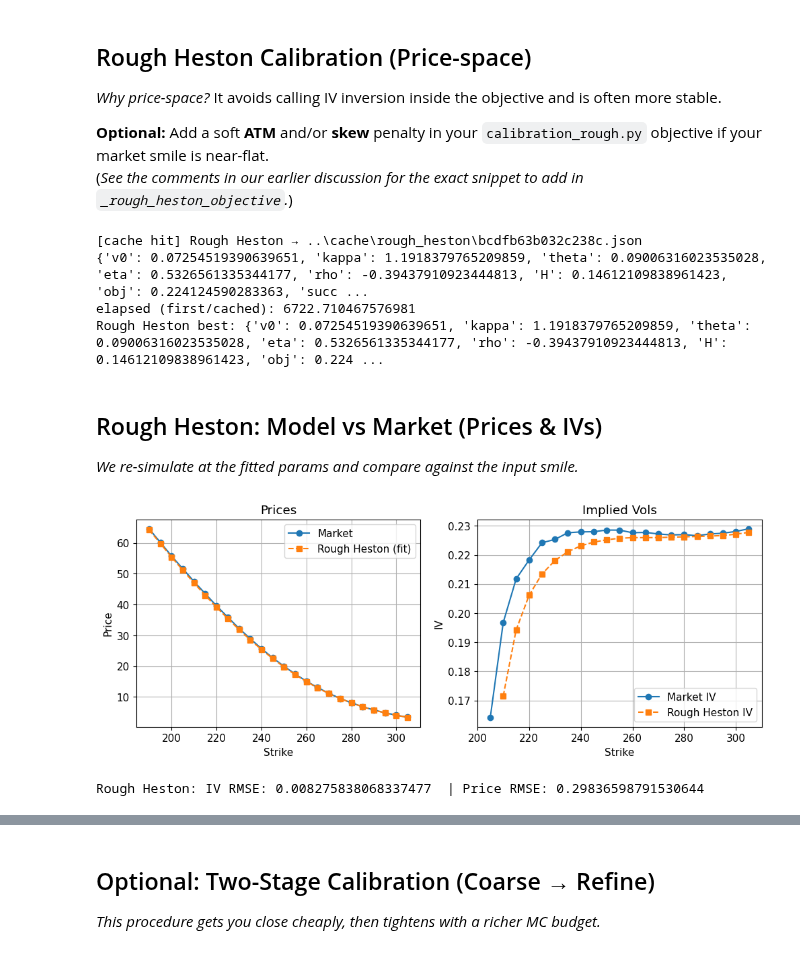
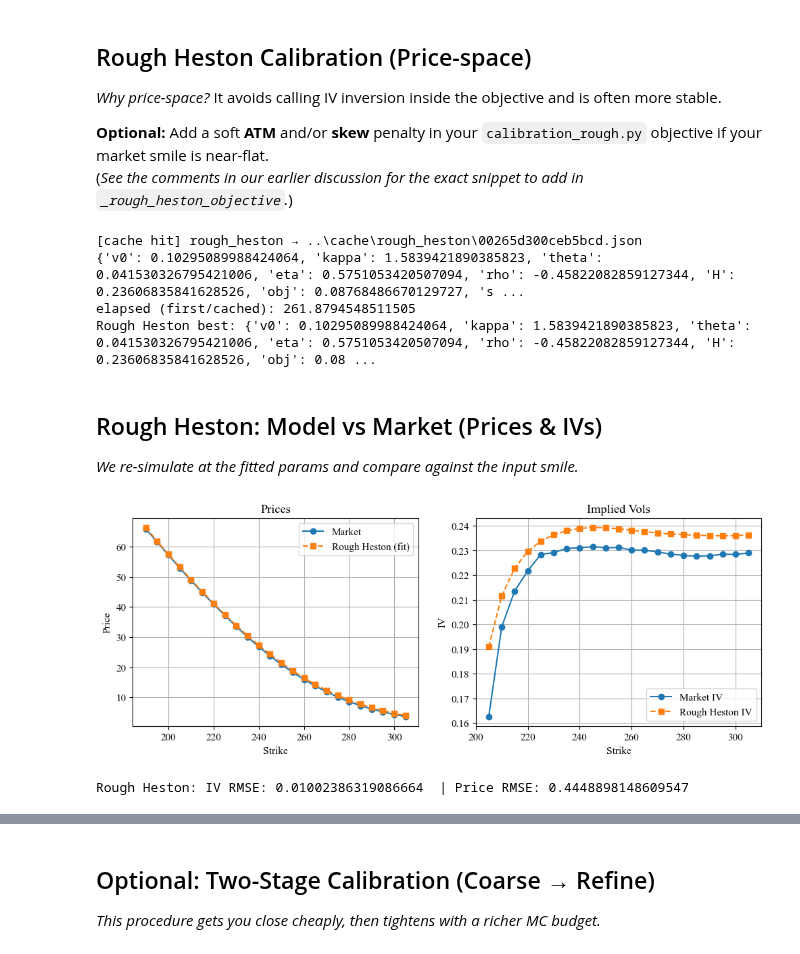
Before and after one commit to Kapizza/options-pricing-library, a Jupyter notebook: notebooks/20_rough_calibration_demo.ipynb, the cells around one changed output, grey strips where cells are left out. Cells and saved outputs as stored; diff of their text form; code cells hidden in the pictures.

```diff
--- a/notebooks/20_rough_calibration_demo.ipynb
+++ b/notebooks/20_rough_calibration_demo.ipynb
@@ -17,8 +17,9 @@
 # --- imports & path ---
 import os, sys, math, json, time, hashlib
 import numpy as np
+from matplotlib import cm, colors, rcParams
+rcParams['font.family'] = 'Times New Roman'
 import matplotlib.pyplot as plt
-
 repo_root = os.path.abspath(os.path.join(os.getcwd(), ".."))
 if repo_root not in sys.path:
     sys.path.append(repo_root)
@@ -48,6 +49,11 @@ def prices_to_ivs(S, r, q, T, strikes, prices, option_type="call"):
         except Exception:
             ivs.append(np.nan)
     return np.array(ivs, float)
+
+import os
+WORKERS = min(12, os.cpu_count() or 12)
+PAR_BACKEND = "thread"
+TERMINAL_ONLY = True
 # %% [markdown]
 ## Calibration Caching (Save/Load)
 
@@ -407,7 +360,7 @@ rBergomi IV RMSE: 0.07569466520216306
 (*See the comments in our earlier discussion for the exact snippet to add in `_rough_heston_objective`.*)
 # %%
 # MC controls; bump paths for a smoother objective, increase batch_size to heat up BLAS
-rh_cfg = dict(N=192, paths=10000, batch_size=2048)
+rh_cfg = dict(N=192, paths=10000, batch_size=1024, n_workers=WORKERS, use_numba=True)
 
 # Initial guess and bounds that discourage very heavy skew (tune to your market)
 rh_x0 = (0.06, 1.2, 0.06, 0.6, -0.2, 0.15)  # (v0,kappa,theta,eta,rho,H)
@@ -437,10 +390,10 @@ print("elapsed (first/cached):", rh_blob["elapsed_sec"])
 
 print("Rough Heston best:", best_rh)
 # %% [output]
-[cache hit] Rough Heston → ..\cache\rough_heston\bcdfb63b032c238c.json
-{'v0': 0.07254519390639651, 'kappa': 1.1918379765209859, 'theta': 0.09006316023535028, 'eta': 0.5326561335344177, 'rho': -0.39437910923444813, 'H': 0.14612109838961423, 'obj': 0.224124590283363, 'succ ...
-elapsed (first/cached): 6722.710467576981
-Rough Heston best: {'v0': 0.07254519390639651, 'kappa': 1.1918379765209859, 'theta': 0.09006316023535028, 'eta': 0.5326561335344177, 'rho': -0.39437910923444813, 'H': 0.14612109838961423, 'obj': 0.224 ...
+[cache hit] rough_heston → ..\cache\rough_heston\00265d300ceb5bcd.json
+{'v0': 0.10295089988424064, 'kappa': 1.5839421890385823, 'theta': 0.041530326795421006, 'eta': 0.5751053420507094, 'rho': -0.45822082859127344, 'H': 0.23606835841628526, 'obj': 0.08768486670129727, 's ...
+elapsed (first/cached): 261.8794548511505
+Rough Heston best: {'v0': 0.10295089988424064, 'kappa': 1.5839421890385823, 'theta': 0.041530326795421006, 'eta': 0.5751053420507094, 'rho': -0.45822082859127344, 'H': 0.23606835841628526, 'obj': 0.08 ...
 # %% [markdown]
 ## Rough Heston: Model vs Market (Prices & IVs)
 
@@ -449,7 +402,10 @@ Rough Heston best: {'v0': 0.07254519390639651, 'kappa': 1.1918379765209859, 'the
 # --- Rough Heston curves: load from cache if available, else compute & save ---
 
 # Build the cache key from the same config used for calibration
-rh_key = _hash_config({"model": "rough_heston", **rh_blob["cfg"]})
+cache_path = rh_blob.get('cache_file')
+if cache_path is None:
+    cache_path = os.path.join(CACHE_DIR, 'rough_heston', 'manual_reload.json')
+    json.dump(rh_blob, open(cache_path, 'w'))
 
 
 
@@ -458,35 +414,35 @@ t, S_rh, V_rh = rough_heston_paths(
     S0=S0, v0=p["v0"], T=T, N=rh_cfg["N"], n_paths=rh_cfg["paths"],
     H=p["H"], kappa=p["kappa"], theta=p["theta"], eta=p["eta"], rho=p["rho"],
     r=r, q=q, seed=22222, batch_size=rh_cfg["batch_size"]
 )
 ST_rh = S_rh[:, -1]
 DF = math.exp(-r * T)
 model_prices_rh = np.array([np.mean(DF*np.maximum(ST_rh-K, 0.0)) for K in strikes])
 model_ivs_rh    = prices_to_ivs(S0, r, q, T, strikes, model_prices_rh, option_type=cp)
 
 
 # Plot
 fig, ax = plt.subplots(1,2, figsize=(12,4))
 ax[0].plot(strikes, mids, "o-", label="Market")
 ax[0].plot(strikes, model_prices_rh, "s--", label="Rough Heston (fit)")
 ax[0].set_title("Prices")
 ax[0].set_xlabel("Strike"); ax[0].set_ylabel("Price"); ax[0].grid(True); ax[0].legend()
 
 ax[1].plot(strikes, mkt_iv, "o-", label="Market IV")
 ax[1].plot(strikes, model_ivs_rh, "s--", label="Rough Heston IV")
 ax[1].set_title("Implied Vols")
 ax[1].set_xlabel("Strike"); ax[1].set_ylabel("IV"); ax[1].grid(True); ax[1].legend()
 
 plt.show()
 
 # 4) Diagnostics
 iv_resid_rh = model_ivs_rh - mkt_iv
 iv_rmse_rh  = float(np.sqrt(np.nanmean(iv_resid_rh**2)))
 px_rmse_rh  = float(np.sqrt(np.mean((model_prices_rh - mids)**2)))
 print("Rough Heston: IV RMSE:", iv_rmse_rh, " | Price RMSE:", px_rmse_rh)
 # %% [output]
-[figure, old version]
+[figure, new version]
-Rough Heston: IV RMSE: 0.008275838068337477  | Price RMSE: 0.29836598791530644
+Rough Heston: IV RMSE: 0.01002386319086664  | Price RMSE: 0.4448898148609547
 # %%
 # ensure rBergomi curves exist (recompute if missing)
 try:
```
Also changed, not shown: parts of 11 cells of this notebook, 11 other files.
